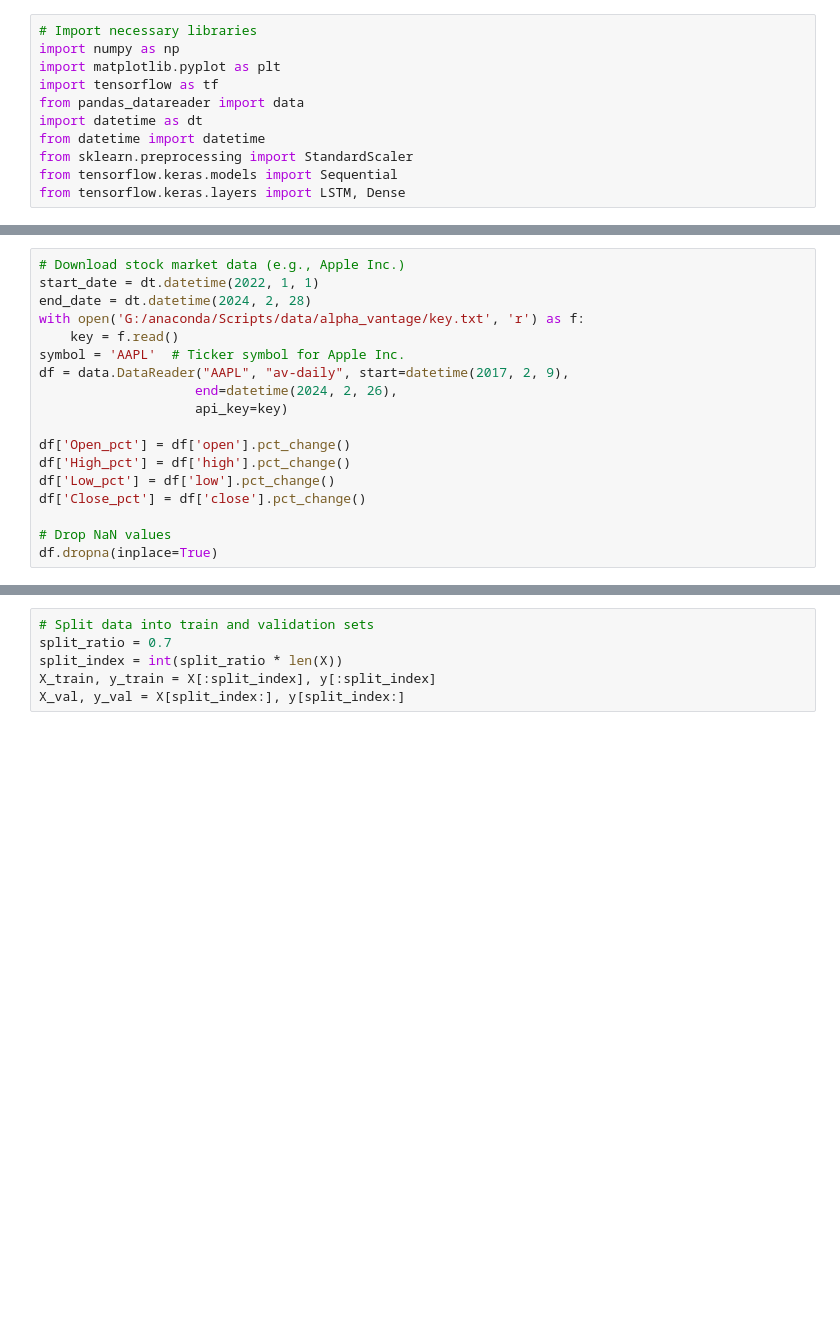
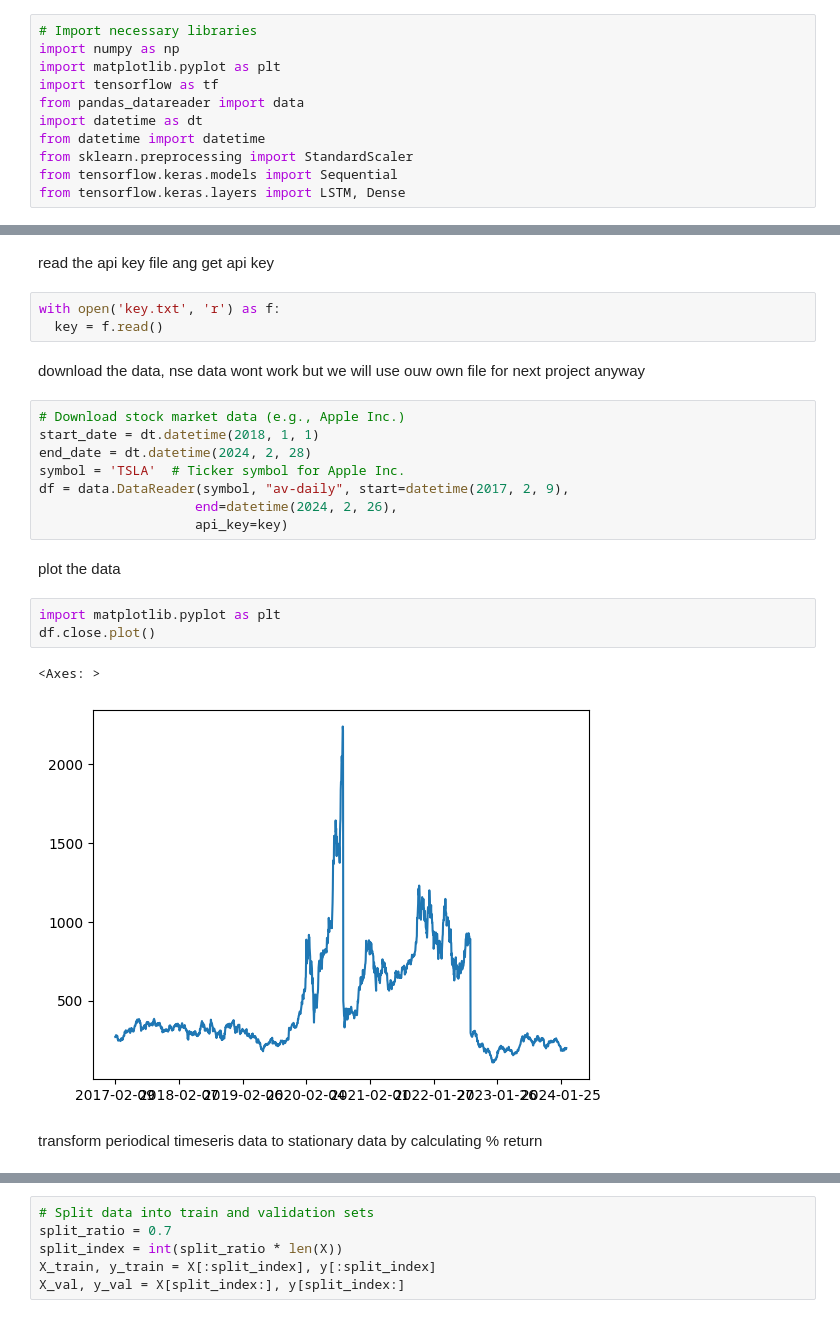
Before and after one commit to beinghorizontal/Quantext, a Jupyter notebook: lstm_basic.ipynb, the cells around one changed output, grey strips where cells are left out. Cells and saved outputs as stored; diff of their text form; blank space fills up the shorter version.

```diff
--- a/lstm_basic.ipynb
+++ b/lstm_basic.ipynb
@@ -14,18 +33,25 @@ from tensorflow.keras.layers import LSTM, Dense
+# %% [markdown]
+read the api key file ang get api key
+# %%
+with open('key.txt', 'r') as f:
+  key = f.read()
+# %% [markdown]
+download the data, nse data wont work but we will use ouw own file for next project anyway
 # %%
 # Download stock market data (e.g., Apple Inc.)
-start_date = dt.datetime(2022, 1, 1)
+start_date = dt.datetime(2018, 1, 1)
 end_date = dt.datetime(2024, 2, 28)
-with open('G:/anaconda/Scripts/data/alpha_vantage/key.txt', 'r') as f:
-    key = f.read()
-symbol = 'AAPL'  # Ticker symbol for Apple Inc.
-df = data.DataReader("AAPL", "av-daily", start=datetime(2017, 2, 9),
+symbol = 'TSLA'  # Ticker symbol for Apple Inc.
+df = data.DataReader(symbol, "av-daily", start=datetime(2017, 2, 9),
                     end=datetime(2024, 2, 26),
                     api_key=key)
-
-df['Open_pct'] = df['open'].pct_change()
-df['High_pct'] = df['high'].pct_change()
-df['Low_pct'] = df['low'].pct_change()
-df['Close_pct'] = df['close'].pct_change()
-
-# Drop NaN values
-df.dropna(inplace=True)
+# %% [markdown]
+plot the data
+# %%
+import matplotlib.pyplot as plt
+df.close.plot()
+# %% [output]
+<Axes: >
+[figure, added]
+# %% [markdown]
+transform periodical timeseris data to stationary data by calculating % return
```
Also changed, not shown: parts of 9 cells of this notebook.
